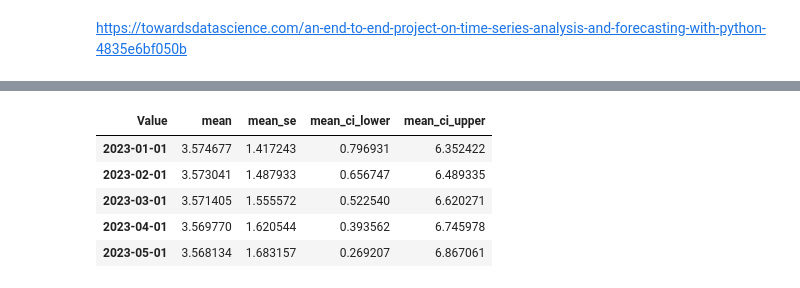
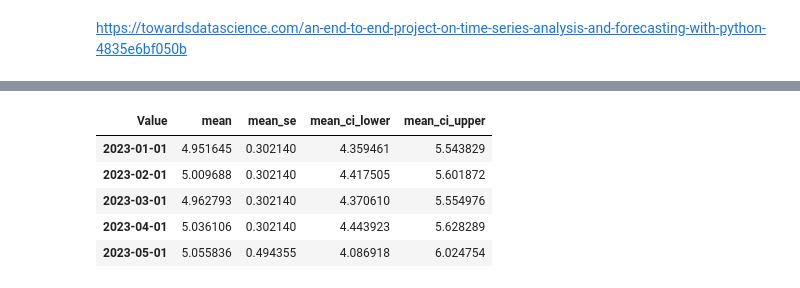
Before and after one commit to AnkitApurv/hackathon23_somnolence, a Jupyter notebook: benchmark/ARIMA_Univariate_Japan/ARIMA_Univariate.ipynb, the cells around one changed output, grey strips where cells are left out. Saved outputs shown, nothing was run; the diff lists cells and outputs as text; code cells hidden in the pictures.

```diff
--- a/benchmark/ARIMA_Univariate_Japan/ARIMA_Univariate.ipynb
+++ b/benchmark/ARIMA_Univariate_Japan/ARIMA_Univariate.ipynb
@@ -45,7 +47,7 @@ array(['AUS', 'AUT', 'BEL', 'CAN', 'CZE', 'DNK', 'FIN', 'FRA', 'DEU',
        'EA19', 'LVA', 'LTU', 'COL', 'EU27_2020', 'CRI'], dtype=object)
 # %%
 #Location variable to control country
-location='USA'
+location='CAN'
 # %%
 df_unemployment=df_unemployment[(df_unemployment['LOCATION']==location)&(df_unemployment['SUBJECT']=='TOT')].copy()
 df_unemployment_monthly=df_unemployment[df_unemployment['TIME'].str.contains(r'\d{4}\-\d{2}',regex=True)]
@@ -114,9 +120,7 @@ Stationary time series
 # %%
 train_limit=df_unemployment_monthly.shape[0]-12
 
-X_train=df_unemployment_monthly.iloc[0:train_limit,0:5]
 Y_train=df_unemployment_monthly.iloc[0:train_limit,5]
-
-X_test=df_unemployment_monthly.iloc[train_limit:,0:5]
-Y_test=df_unemployment_monthly.iloc[train_limit:,5]
+Y_validation=df_unemployment_monthly.iloc[train_limit:,5]
+Y_full=df_unemployment_monthly.iloc[:,5]
 # %% [markdown]
@@ -124,7 +128,7 @@ Y_test=df_unemployment_monthly.iloc[train_limit:,5]
 # %%
 %%time
 
-def evaluate_sarimax_model(Y_train, Y_test, order):
+def evaluate_sarimax_model(Y_train, Y_validation, order):
     mod = sm.tsa.statespace.SARIMAX(Y_train,
                                     order=order,
                                     enforce_stationarity=False,
@@ -132,37 +136,37 @@ def evaluate_sarimax_model(Y_train, Y_test, order):
     results = mod.fit()
 
     predictions={}
-    for date in Y_test.index:
+    for date in Y_validation.index:
         pred=results.get_prediction(pd.to_datetime(date))
         predictions[date]=pred.predicted_mean[0]
 
     y_forecasted = np.array(list(predictions.values()))
-    y_truth = Y_test.values
+    y_truth = Y_validation.values
     mse = ((y_forecasted - y_truth) ** 2).mean()
     return sqrt(mse)
 
-def evaluate_arima_model(Y_train, Y_test, order):
+def evaluate_arima_model(Y_train, Y_validation, order):
     mod = ARIMA(Y_train,
                 order=order)
     results = mod.fit()
 
     predictions={}
-    for date in Y_test.index:
+    for date in Y_validation.index:
         pred=results.get_prediction(pd.to_datetime(date))
         predictions[date]=pred.predicted_mean[0]
 
     y_forecasted = np.array(list(predictions.values()))
-    y_truth = Y_test.values
+    y_truth = Y_validation.values
     mse = ((y_forecasted - y_truth) ** 2).mean()
     return sqrt(mse)
 
-def evaluate_models(dataset, test_dataset,p_values,d_values,q_values):
+def evaluate_models(dataset, validation_dataset,p_values,d_values,q_values):
     best_score, best_cfg = float("inf"), None
     for p in p_values:
         for d in d_values:
             for q in q_values:
                 order = (p,d,q)
-                rmse = evaluate_arima_model(dataset, test_dataset, order)
+                rmse = evaluate_arima_model(dataset, validation_dataset, order)
                 if rmse < best_score:
                     best_score, best_cfg = rmse, order
                     print('ARIMA%s RMSE=%s' % (order,rmse))
@@ -174,5 +178,5 @@ p_values = [0, 1, 2, 4, 6, 8, 10]
 d_values = range(0, 3)
 q_values = range(0, 3)
 warnings.filterwarnings("ignore")
-best_cfg=evaluate_models(Y_train, Y_test, p_values, d_values, q_values)
+best_cfg=evaluate_models(Y_train, Y_validation, p_values, d_values, q_values)
 # %% [output]
@@ -230,0 +239,4 @@ The Root Mean Squared Error of our forecasts is 0.08419238740774851
+# %%
+mod_full_data = ARIMA(Y_full,order=best_cfg)
+results_full_data = mod_full_data.fit()
+print(results_full_data.summary().tables[1])
@@ -231,14 +261,14 @@ The Root Mean Squared Error of our forecasts is 0.08419238740774851
 # %%
-preds_df = (results
+preds_df = (results_full_data
             .get_prediction(start='2023-01-01', end='2023-05-01')
             .summary_frame(alpha=0.05)
 )
 
 preds_df
 # %% [output]
 | Value | mean | mean_se | mean_ci_lower | mean_ci_upper |
-| 2023-01-01 | 3.574677 | 1.417243 | 0.796931 | 6.352422 |
-| 2023-02-01 | 3.573041 | 1.487933 | 0.656747 | 6.489335 |
-| 2023-03-01 | 3.571405 | 1.555572 | 0.522540 | 6.620271 |
-| 2023-04-01 | 3.569770 | 1.620544 | 0.393562 | 6.745978 |
-| 2023-05-01 | 3.568134 | 1.683157 | 0.269207 | 6.867061 |
+| 2023-01-01 | 4.951645 | 0.302140 | 4.359461 | 5.543829 |
+| 2023-02-01 | 5.009688 | 0.302140 | 4.417505 | 5.601872 |
+| 2023-03-01 | 4.962793 | 0.302140 | 4.370610 | 5.554976 |
+| 2023-04-01 | 5.036106 | 0.302140 | 4.443923 | 5.628289 |
+| 2023-05-01 | 5.055836 | 0.494355 | 4.086918 | 6.024754 |
```
Also changed, not shown: parts of 21 cells of this notebook.
